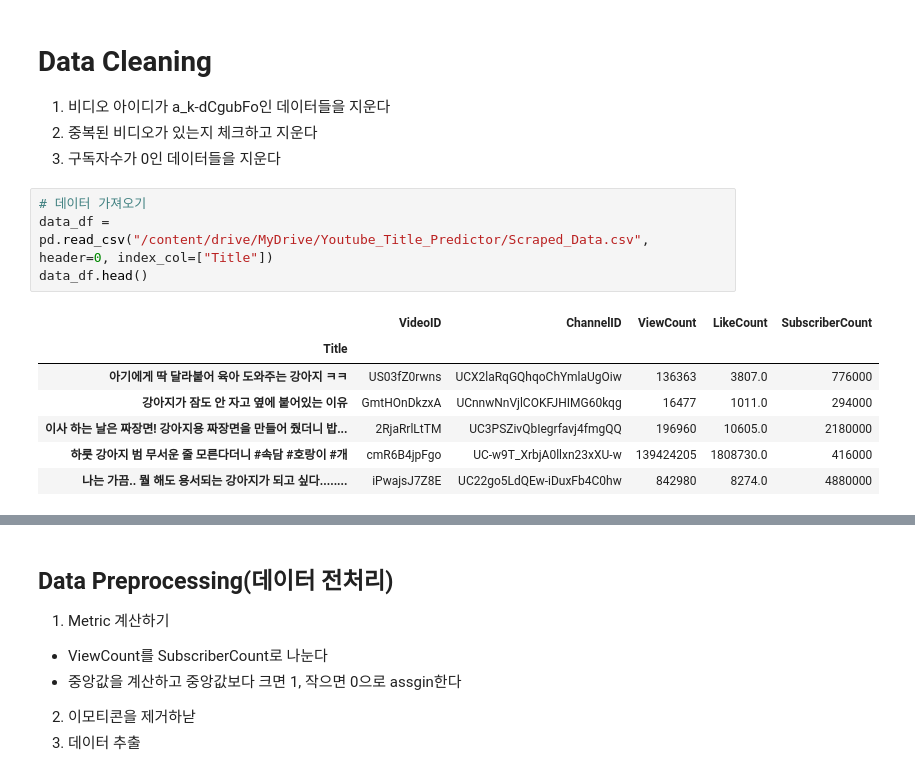
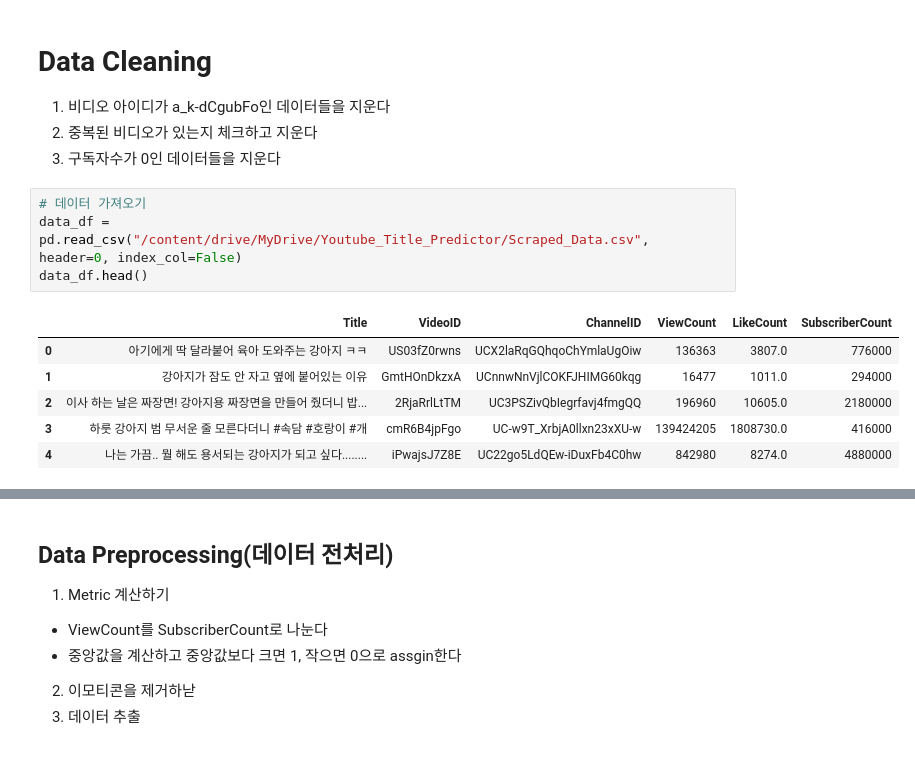
Before and after one commit to ChaesongYun/YT_Title_Predictor, a Jupyter notebook: Youtube_Data_Cleaning_Preprocessing.ipynb, the cells around one changed output, grey strips where cells are left out. Drawn from its saved outputs; the diff is of its cells as text.

```diff
--- a/Youtube_Data_Cleaning_Preprocessing.ipynb
+++ b/Youtube_Data_Cleaning_Preprocessing.ipynb
@@ -28,16 +28,15 @@ import regex as re
 3. 구독자수가 0인 데이터들을 지운다
 # %%
 # 데이터 가져오기
-data_df = pd.read_csv("/content/drive/MyDrive/Youtube_Title_Predictor/Scraped_Data.csv", header=0, index_col=["Title"])
+data_df = pd.read_csv("/content/drive/MyDrive/Youtube_Title_Predictor/Scraped_Data.csv", header=0, index_col=False)
 data_df.head()
 # %% [output]
-|  | VideoID | ChannelID | ViewCount | LikeCount | SubscriberCount |
-| Title |  |  |  |  |  |
-| 아기에게 딱 달라붙어 육아 도와주는 강아지 ㅋㅋ | US03fZ0rwns | UCX2laRqGQhqoChYmlaUgOiw | 136363 | 3807.0 | 776000 |
-| 강아지가 잠도 안 자고 옆에 붙어있는 이유 | GmtHOnDkzxA | UCnnwNnVjlCOKFJHIMG60kqg | 16477 | 1011.0 | 294000 |
-| 이사 하는 날은 짜장면! 강아지용 짜장면을 만들어 줬더니 밥... | 2RjaRrlLtTM | UC3PSZivQbIegrfavj4fmgQQ | 196960 | 10605.0 | 2180000 |
-| 하룻 강아지 범 무서운 줄 모른다더니 #속담 #호랑이 #개 | cmR6B4jpFgo | UC-w9T_XrbjA0llxn23xXU-w | 139424205 | 1808730.0 | 416000 |
-| 나는 가끔.. 뭘 해도 용서되는 강아지가 되고 싶다........ | iPwajsJ7Z8E | UC22go5LdQEw-iDuxFb4C0hw | 842980 | 8274.0 | 4880000 |
+|  | Title | VideoID | ChannelID | ViewCount | LikeCount | SubscriberCount |
+| 0 | 아기에게 딱 달라붙어 육아 도와주는 강아지 ㅋㅋ | US03fZ0rwns | UCX2laRqGQhqoChYmlaUgOiw | 136363 | 3807.0 | 776000 |
+| 1 | 강아지가 잠도 안 자고 옆에 붙어있는 이유 | GmtHOnDkzxA | UCnnwNnVjlCOKFJHIMG60kqg | 16477 | 1011.0 | 294000 |
+| 2 | 이사 하는 날은 짜장면! 강아지용 짜장면을 만들어 줬더니 밥... | 2RjaRrlLtTM | UC3PSZivQbIegrfavj4fmgQQ | 196960 | 10605.0 | 2180000 |
+| 3 | 하룻 강아지 범 무서운 줄 모른다더니 #속담 #호랑이 #개 | cmR6B4jpFgo | UC-w9T_XrbjA0llxn23xXU-w | 139424205 | 1808730.0 | 416000 |
+| 4 | 나는 가끔.. 뭘 해도 용서되는 강아지가 되고 싶다........ | iPwajsJ7Z8E | UC22go5LdQEw-iDuxFb4C0hw | 842980 | 8274.0 | 4880000 |
 # %%
 # 구독자 수가 0인 데이터
 data_df[data_df.SubscriberCount == 0]
```
Also changed, not shown: parts of 7 cells of this notebook.
